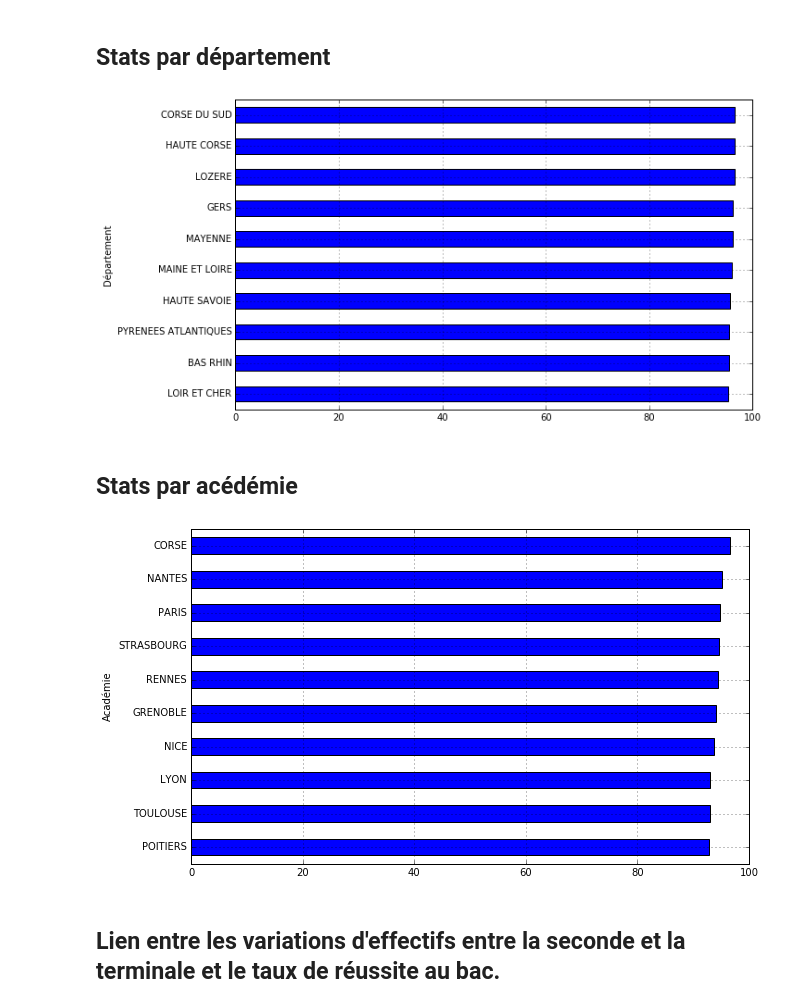
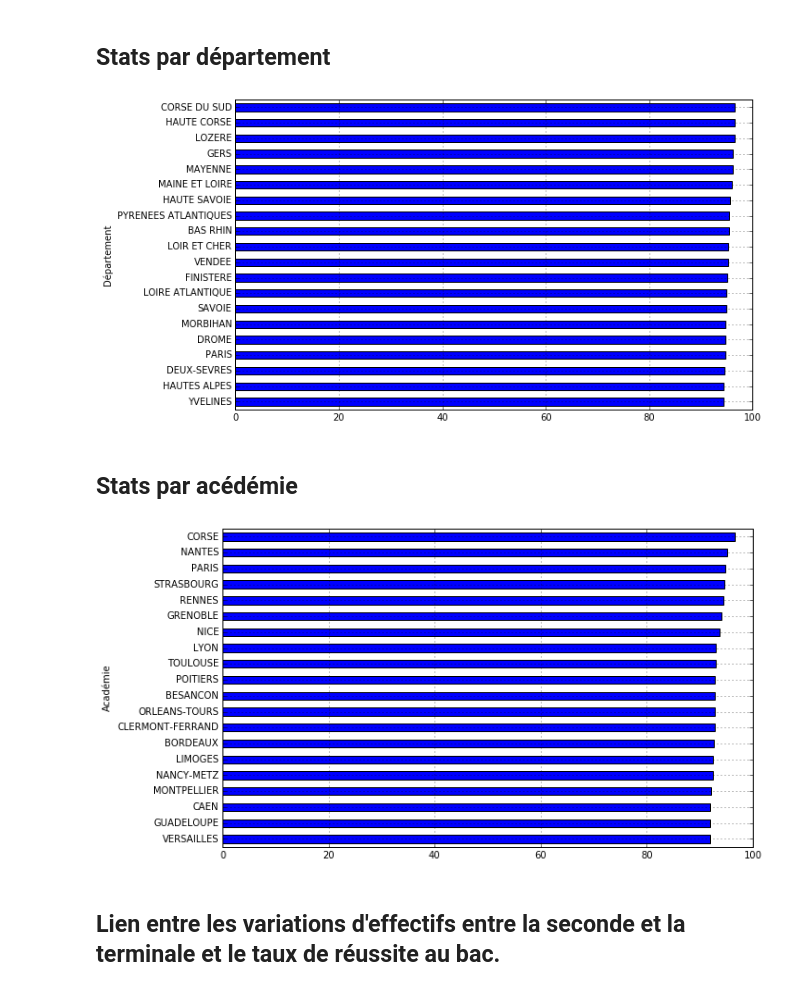
Before and after one commit to etalab/datagouv-funfacts, a Jupyter notebook: DFF1/Lycees_2015_BAC.ipynb, the cells around one changed output. Drawn from its saved outputs; the diff is of its cells as text; code cells hidden in the pictures.

```diff
--- a/DFF1/Lycees_2015_BAC.ipynb
+++ b/DFF1/Lycees_2015_BAC.ipynb
@@ -44,19 +44,19 @@ lycee2015.head(2).transpose()
 ## Stats par département
 # %%
 plt.figure(figsize=(10, 6))
-lycee2015.groupby('Département')['Taux Brut de Réussite Total séries'].mean().order(ascending=False).head(10).plot(kind='barh')
+lycee2015.groupby('Département')['Taux Brut de Réussite Total séries'].mean().order(ascending=False).head(20).plot(kind='barh')
 plt.gca().invert_yaxis()
 # %% [output]
-[figure, old version]
+[figure, new version]
 # %% [markdown]
 
 ## Stats par acédémie
 # %%
 plt.figure(figsize=(10, 6))
-lycee2015.groupby('Académie')['Taux Brut de Réussite Total séries'].mean().order(ascending=False).head(10).plot(kind='barh')
+lycee2015.groupby('Académie')['Taux Brut de Réussite Total séries'].mean().order(ascending=False).head(20).plot(kind='barh')
 plt.gca().invert_yaxis()
 # %% [output]
-[figure, old version]
+[figure, new version]
 # %% [markdown]
 ## Lien entre les variations d'effectifs entre la seconde et la terminale et le taux de réussite au bac.
 # %%
```
Also changed, not shown: parts of 1 cell of this notebook.
